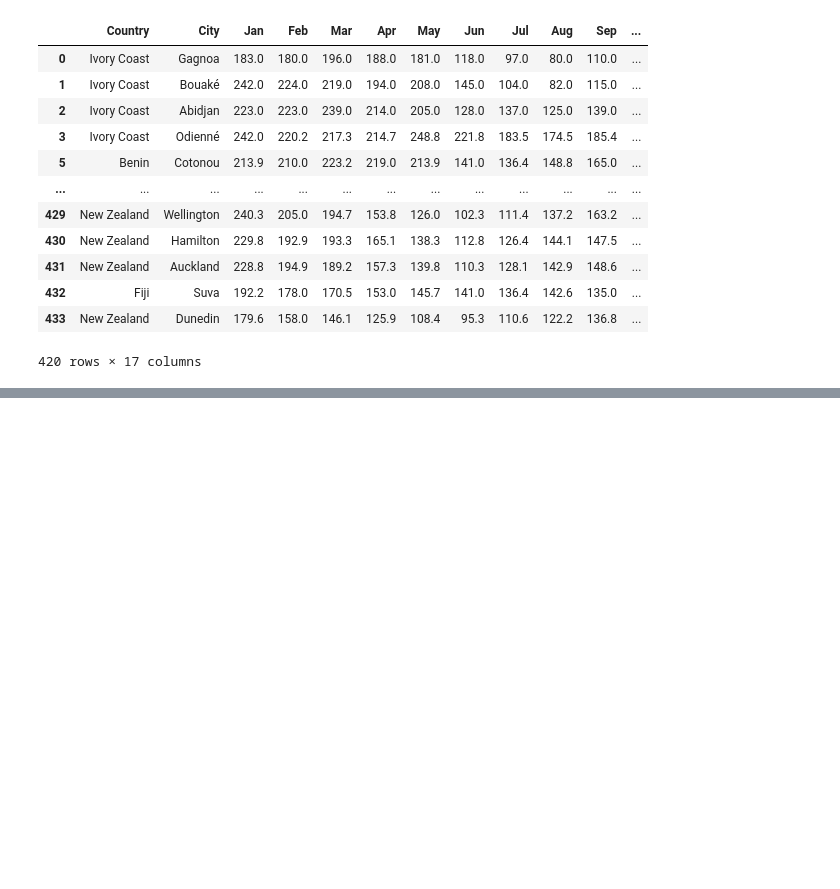
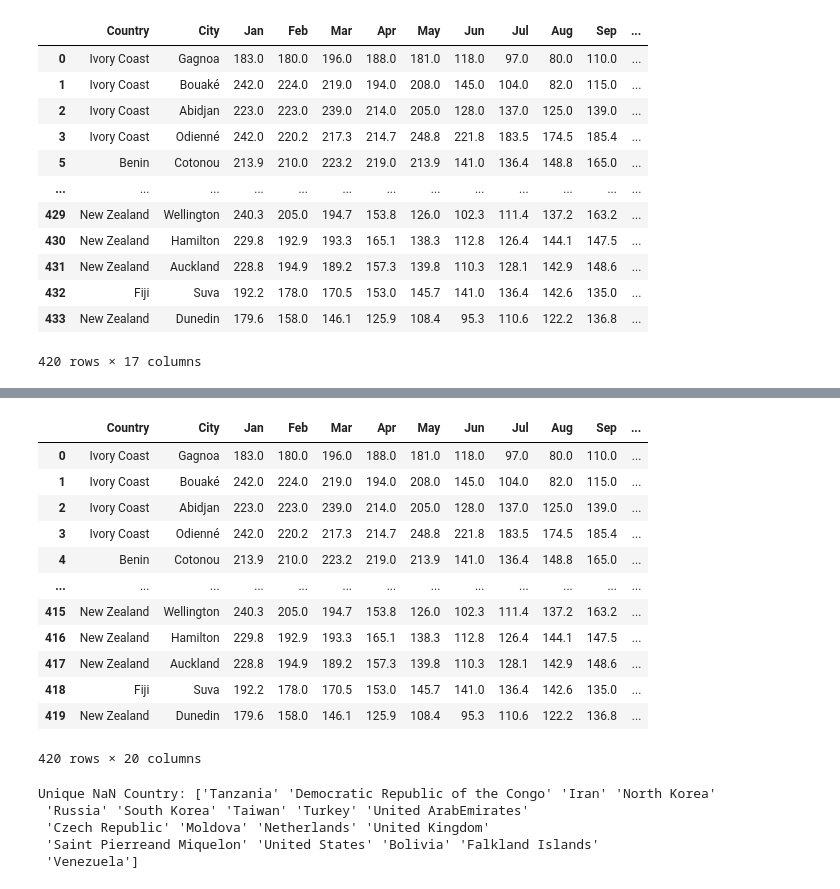
Before and after one commit to manuelanzali/Project4, a Jupyter notebook: Sunshine_Hours.ipynb, the cells around one changed output, grey strips where cells are left out. Saved outputs shown, nothing was run; the diff lists cells and outputs as text; code cells hidden in the pictures; blank space fills up the shorter version.

Commit message:
Adding final files including Tableau Dashboard

```diff
--- a/Sunshine_Hours.ipynb
+++ b/Sunshine_Hours.ipynb
@@ -180,3 +180,7 @@ tableau_mapping_df
 | 432 | Fiji | Suva | 192.2 | 178.0 | 170.5 | 153.0 | 145.7 | 141.0 | 136.4 | 142.6 | 135.0 | ... |
 | 433 | New Zealand | Dunedin | 179.6 | 158.0 | 146.1 | 125.9 | 108.4 | 95.3 | 110.6 | 122.2 | 136.8 | ... |
 420 rows × 17 columns
+# %%
+# Load the cvs file for Country Regions
+country_regions_df = pd.read_csv("Resources/Countries and regions.csv")
+country_regions_df.head()
@@ -182,0 +194,4 @@ tableau_mapping_df
+# %%
+# Keep the needed columns
+country_regions_df = country_regions_df.drop(columns=["alpha-2", "alpha-3", "country-code", "iso_3166-2", "intermediate-region", "region-code", "sub-region-code", "intermediate-region-code"])
+country_regions_df.tail(25)
@@ -182,0 +216,28 @@ tableau_mapping_df
+# %%
+# Merge the tableau_mapping_df with the country_regions_df
+region_merge_df = pd.merge(tableau_mapping_df, country_regions_df, left_on="Country", right_on="name", how="left")
+region_merge_df
+# %% [output]
+|  | Country | City | Jan | Feb | Mar | Apr | May | Jun | Jul | Aug | Sep | ... |
+| 0 | Ivory Coast | Gagnoa | 183.0 | 180.0 | 196.0 | 188.0 | 181.0 | 118.0 | 97.0 | 80.0 | 110.0 | ... |
+| 1 | Ivory Coast | Bouaké | 242.0 | 224.0 | 219.0 | 194.0 | 208.0 | 145.0 | 104.0 | 82.0 | 115.0 | ... |
+| 2 | Ivory Coast | Abidjan | 223.0 | 223.0 | 239.0 | 214.0 | 205.0 | 128.0 | 137.0 | 125.0 | 139.0 | ... |
+| 3 | Ivory Coast | Odienné | 242.0 | 220.2 | 217.3 | 214.7 | 248.8 | 221.8 | 183.5 | 174.5 | 185.4 | ... |
+| 4 | Benin | Cotonou | 213.9 | 210.0 | 223.2 | 219.0 | 213.9 | 141.0 | 136.4 | 148.8 | 165.0 | ... |
+| ... | ... | ... | ... | ... | ... | ... | ... | ... | ... | ... | ... | ... |
+| 415 | New Zealand | Wellington | 240.3 | 205.0 | 194.7 | 153.8 | 126.0 | 102.3 | 111.4 | 137.2 | 163.2 | ... |
+| 416 | New Zealand | Hamilton | 229.8 | 192.9 | 193.3 | 165.1 | 138.3 | 112.8 | 126.4 | 144.1 | 147.5 | ... |
+| 417 | New Zealand | Auckland | 228.8 | 194.9 | 189.2 | 157.3 | 139.8 | 110.3 | 128.1 | 142.9 | 148.6 | ... |
+| 418 | Fiji | Suva | 192.2 | 178.0 | 170.5 | 153.0 | 145.7 | 141.0 | 136.4 | 142.6 | 135.0 | ... |
+| 419 | New Zealand | Dunedin | 179.6 | 158.0 | 146.1 | 125.9 | 108.4 | 95.3 | 110.6 | 122.2 | 136.8 | ... |
+420 rows × 20 columns
+# %%
+# Filter by NaN on the "Country" to find countries with spelling mismatch
+nan = region_merge_df.loc[region_merge_df["name"].isna(), :]
+print(f'Unique NaN Country: {nan["Country"].unique()}')
+# %% [output]
+Unique NaN Country: ['Tanzania' 'Democratic Republic of the Congo' 'Iran' 'North Korea'
+ 'Russia' 'South Korea' 'Taiwan' 'Turkey' 'United ArabEmirates'
+ 'Czech Republic' 'Moldova' 'Netherlands' 'United Kingdom'
+ 'Saint Pierreand Miquelon' 'United States' 'Bolivia' 'Falkland Islands'
+ 'Venezuela']
```
Also changed, not shown: parts of 10 cells of this notebook, 7 other files.
